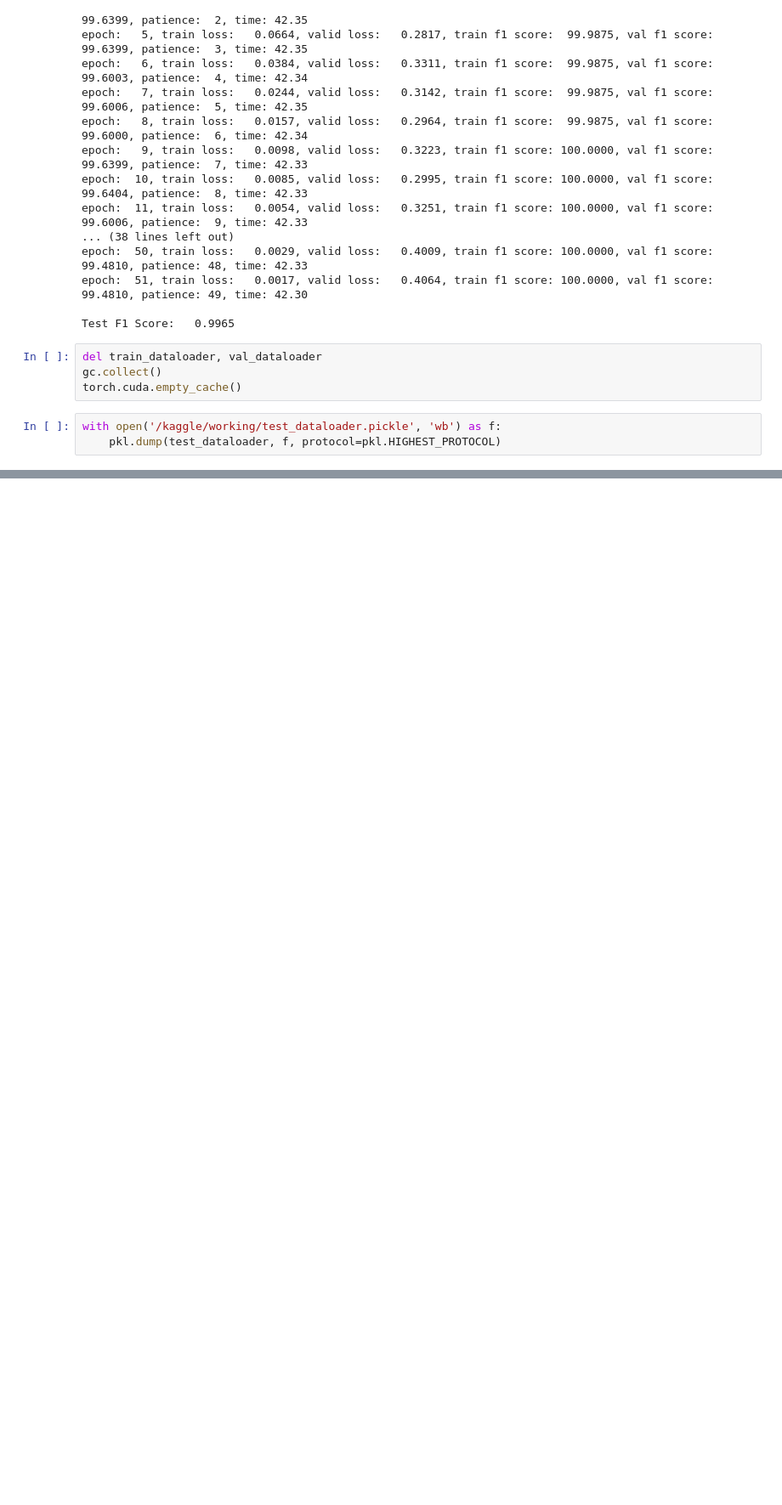
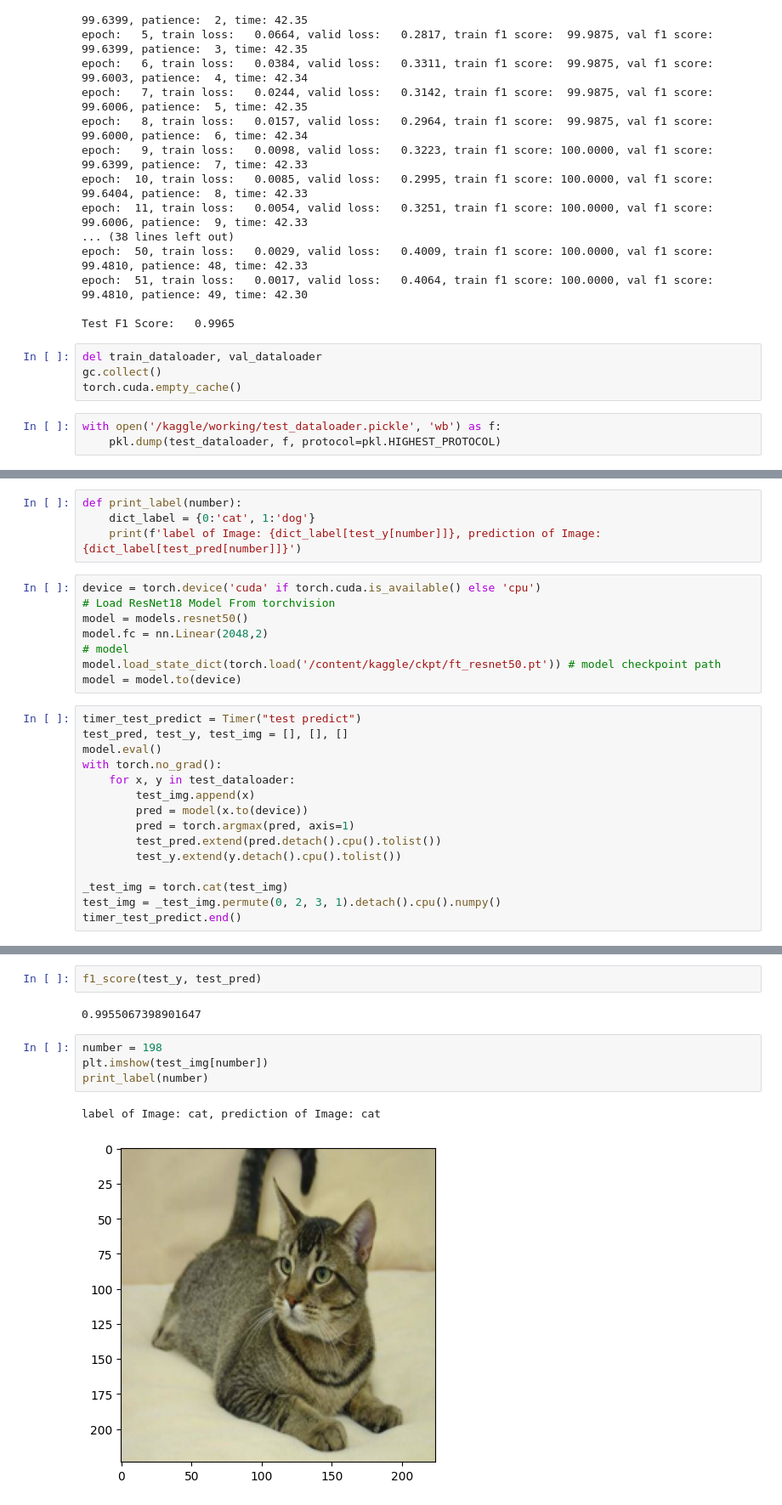
Before and after one commit to kal6868/study, a Jupyter notebook: XAI/ResNet_XAI.ipynb, the cells around one changed output, grey strips where cells are left out. Shown at 85% size. Cells and saved outputs as stored; diff of their text form; blank space fills up the shorter version.

```diff
--- a/XAI/ResNet_XAI.ipynb
+++ b/XAI/ResNet_XAI.ipynb
@@ -279,0 +302,27 @@ with open('/kaggle/working/test_dataloader.pickle', 'wb') as f:
+# %%
+def print_label(number):
+    dict_label = {0:'cat', 1:'dog'}
+    print(f'label of Image: {dict_label[test_y[number]]}, prediction of Image: {dict_label[test_pred[number]]}')
+# %%
+device = torch.device('cuda' if torch.cuda.is_available() else 'cpu')
+# Load ResNet18 Model From torchvision
+model = models.resnet50()
+model.fc = nn.Linear(2048,2)
+# model
+model.load_state_dict(torch.load('/content/kaggle/ckpt/ft_resnet50.pt')) # model checkpoint path
+model = model.to(device)
+# %%
+timer_test_predict = Timer("test predict")
+test_pred, test_y, test_img = [], [], []
+model.eval()
+with torch.no_grad():
+    for x, y in test_dataloader:
+        test_img.append(x)
+        pred = model(x.to(device))
+        pred = torch.argmax(pred, axis=1)
+        test_pred.extend(pred.detach().cpu().tolist())
+        test_y.extend(y.detach().cpu().tolist())
+
+_test_img = torch.cat(test_img)
+test_img = _test_img.permute(0, 2, 3, 1).detach().cpu().numpy()
+timer_test_predict.end()
@@ -279,0 +331,11 @@ with open('/kaggle/working/test_dataloader.pickle', 'wb') as f:
+# %%
+f1_score(test_y, test_pred)
+# %% [output]
+0.9955067398901647
+# %%
+number = 198
+plt.imshow(test_img[number])
+print_label(number)
+# %% [output]
+label of Image: cat, prediction of Image: cat
+[figure, added]
```
Also changed, not shown: parts of 11 cells of this notebook.
